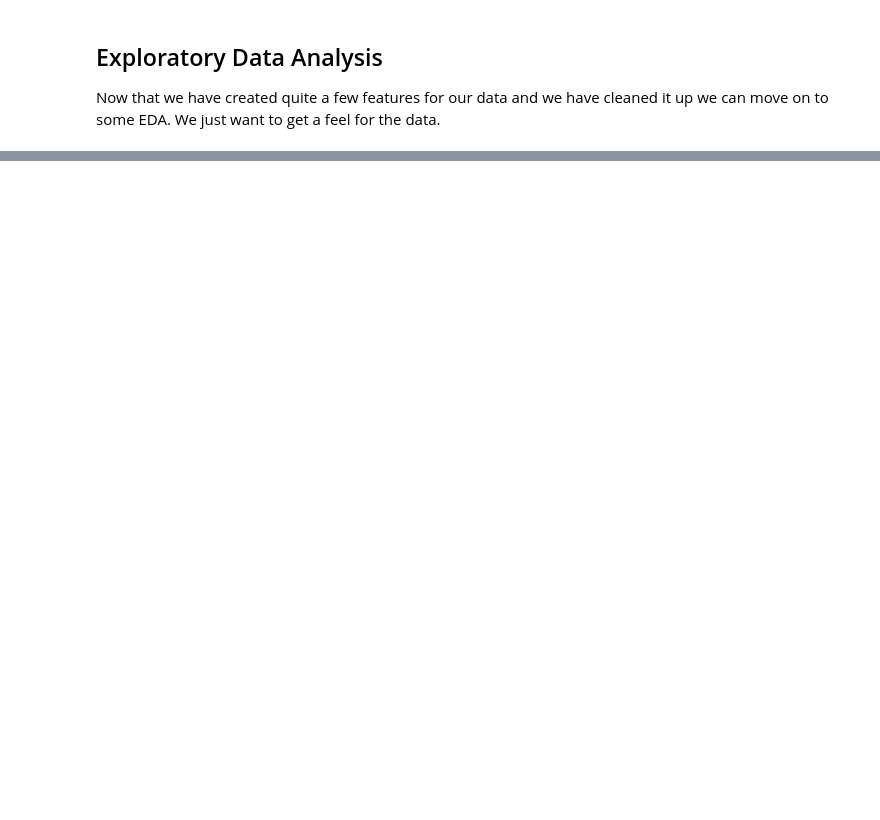
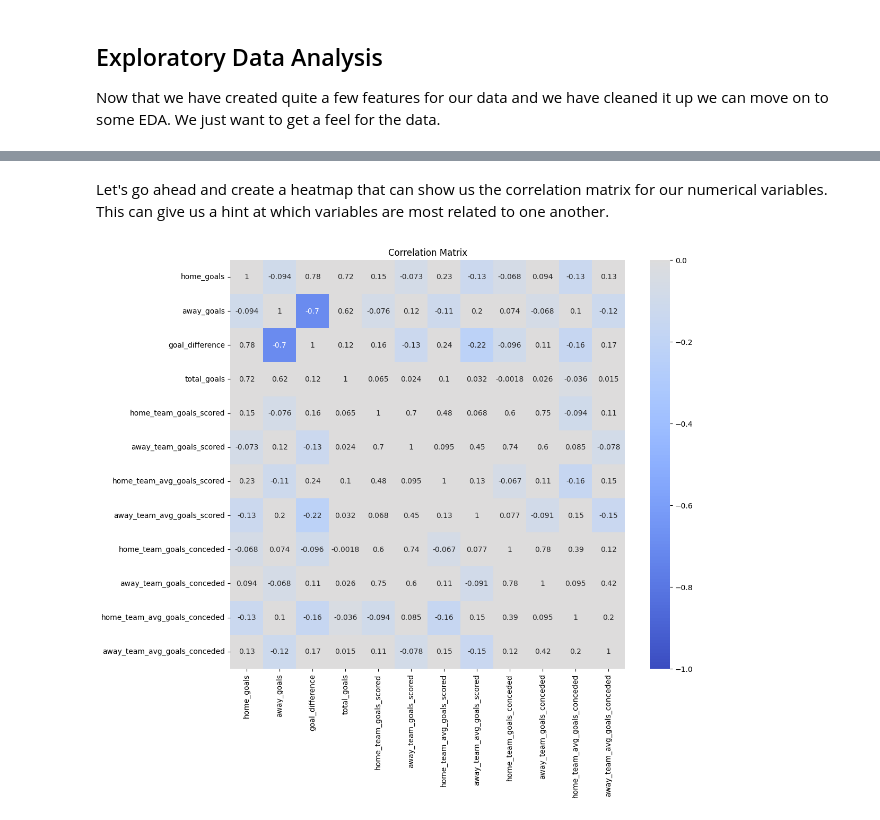
Before and after one commit to AlexHunter89/Premier-League-Data-Analysis, a Jupyter notebook: prem_league_analysis_notebook.ipynb, the cells around one changed output, grey strips where cells are left out. Saved outputs shown, nothing was run; the diff lists cells and outputs as text; code cells hidden in the pictures; blank space fills up the shorter version.

```diff
--- a/prem_league_analysis_notebook.ipynb
+++ b/prem_league_analysis_notebook.ipynb
@@ -375,0 +391,13 @@ Now that we have created quite a few features for our data and we have cleaned i
+# %% [markdown]
+Let's go ahead and create a heatmap that can show us the correlation matrix for our numerical variables. This can give us a hint at which variables are most related to one another.
+# %%
+correlation_matrix = results_df[['home_goals', 'away_goals', 'goal_difference', 'total_goals', 'home_team_goals_scored',
+                                 'away_team_goals_scored', 'home_team_avg_goals_scored', 'away_team_avg_goals_scored',
+                                 'home_team_goals_conceded', 'away_team_goals_conceded', 'home_team_avg_goals_conceded', 'away_team_avg_goals_conceded']].corr()
+
+plt.figure(figsize=(12, 10))
+sns.heatmap(correlation_matrix, annot=True, cmap='coolwarm', vmin=-1, vmax=0, center=0)
+plt.title("Correlation Matrix")
+plt.show()
+# %% [output]
+[figure, added]
```
Also changed, not shown: parts of 1 cell of this notebook.
